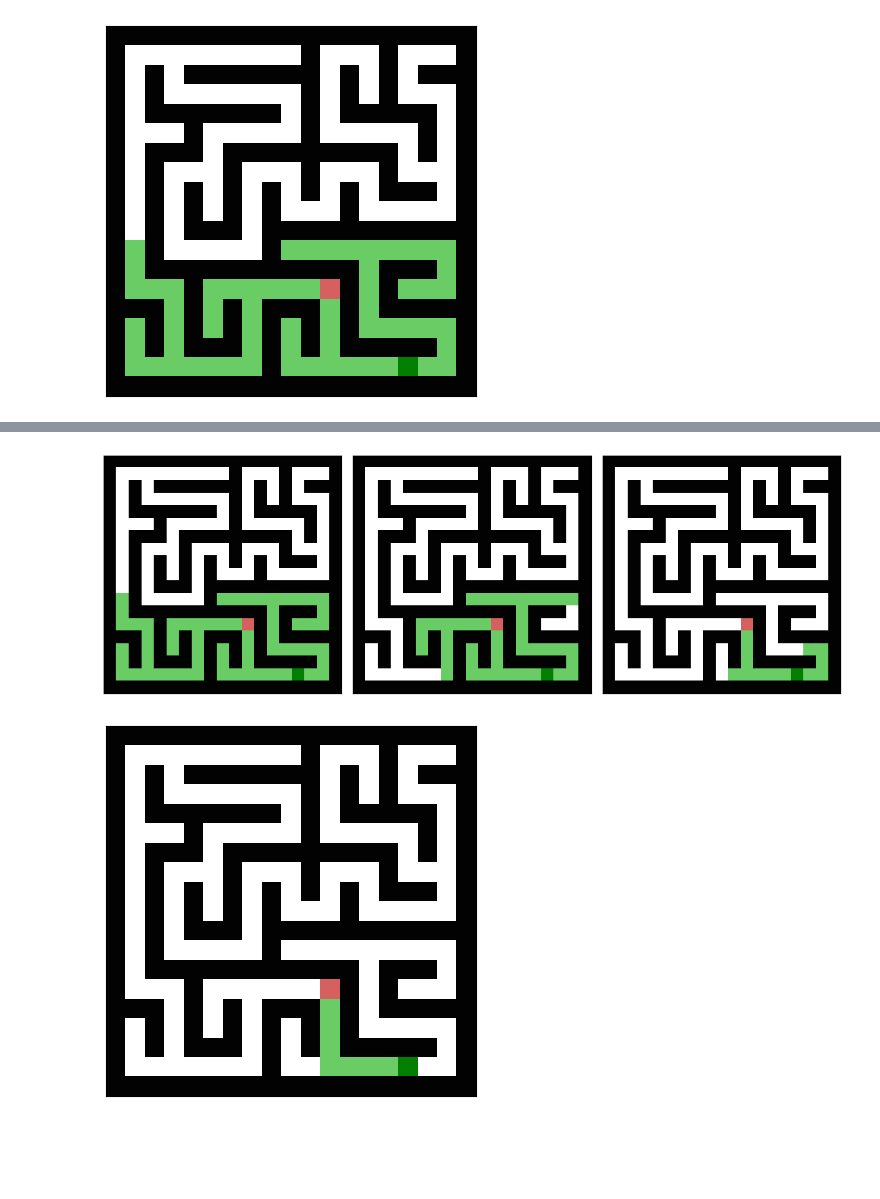
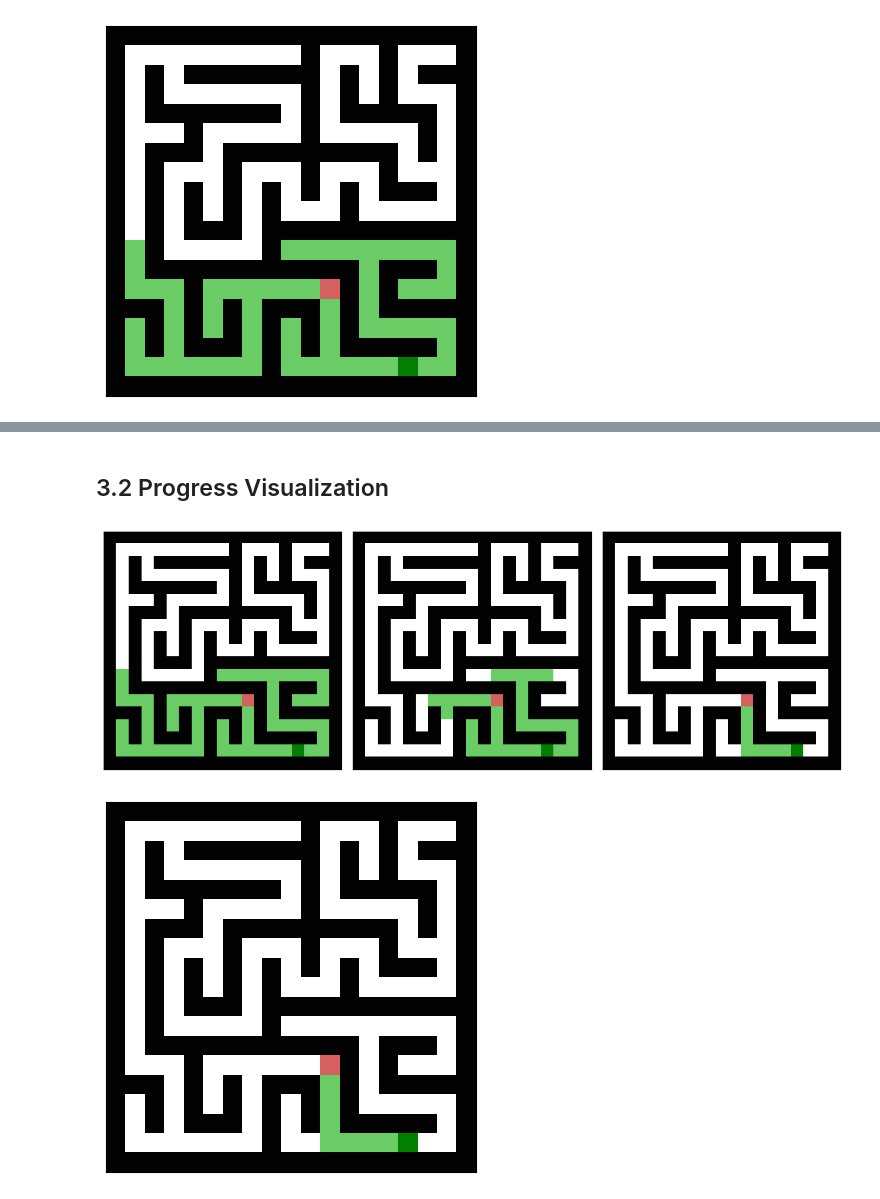
Before and after one commit to MengSunDom/CITS4403, a Jupyter notebook: CITS4403_29.ipynb, the cells around one changed output, grey strips where cells are left out. Cells and saved outputs as stored; diff of their text form; code cells hidden in the pictures; blank space fills up the shorter version.

```diff
--- a/CITS4403_29.ipynb
+++ b/CITS4403_29.ipynb
@@ -509,14 +507,16 @@ env.draw()
+# %% [markdown]
+## 3.2 Progress Visualization
 # %%
-demo = SlimeMoldForaging(height=19, width=19, max_energy=20, seed=12)    # seed = 12 has good features in recharge and inactivation
-demo.process = "carve_pathway"
+demo = SlimeMoldForaging(height=19, width=19, max_energy=20, seed=12)    # seed = 12 has good features in recharge and retraction
+demo.action = "carve_pathway"
 demo.step()
 demo.place_item("mold")                                                  # present mold in green
 demo.place_item("oat")                                                   # present oat in red
-demo.process = "forage"
-demo.step()                                         # present oat in red
-demo.process = "die_in_steps"
-demo.three_frame([0, 20, 30])
+demo.action = "forage"
+demo.step()                                                              # present oat in red
+demo.action = "retract_in_steps"
+demo.three_frame([0, 30, 30])                                            # display retraction frames at 0, 30 and 60 steps
 # %% [output]
-[figure, old version]
+[figure, new version]
 # %%
 # Foraging animation
```
Also changed, not shown: parts of 18 cells of this notebook.
